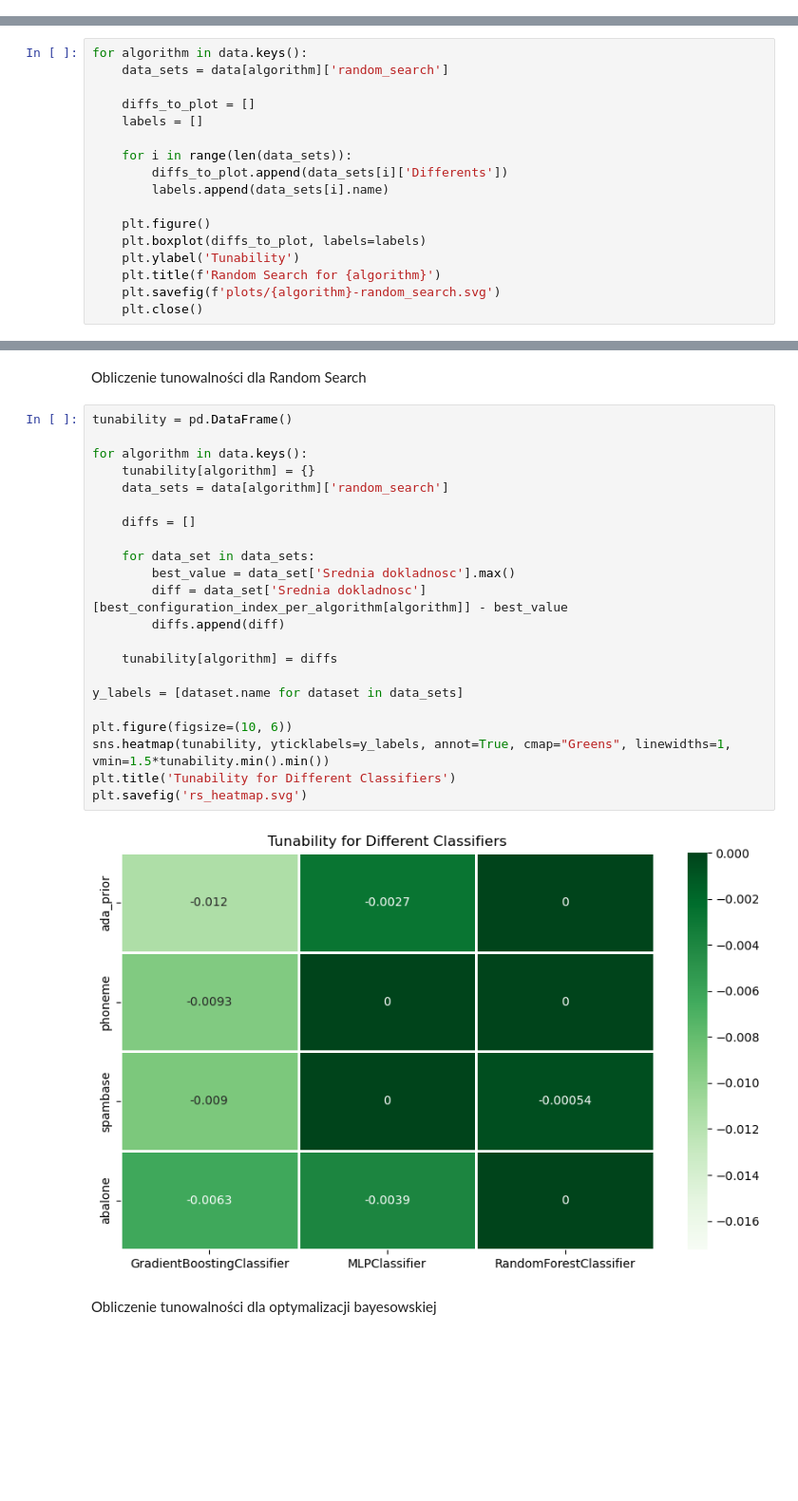
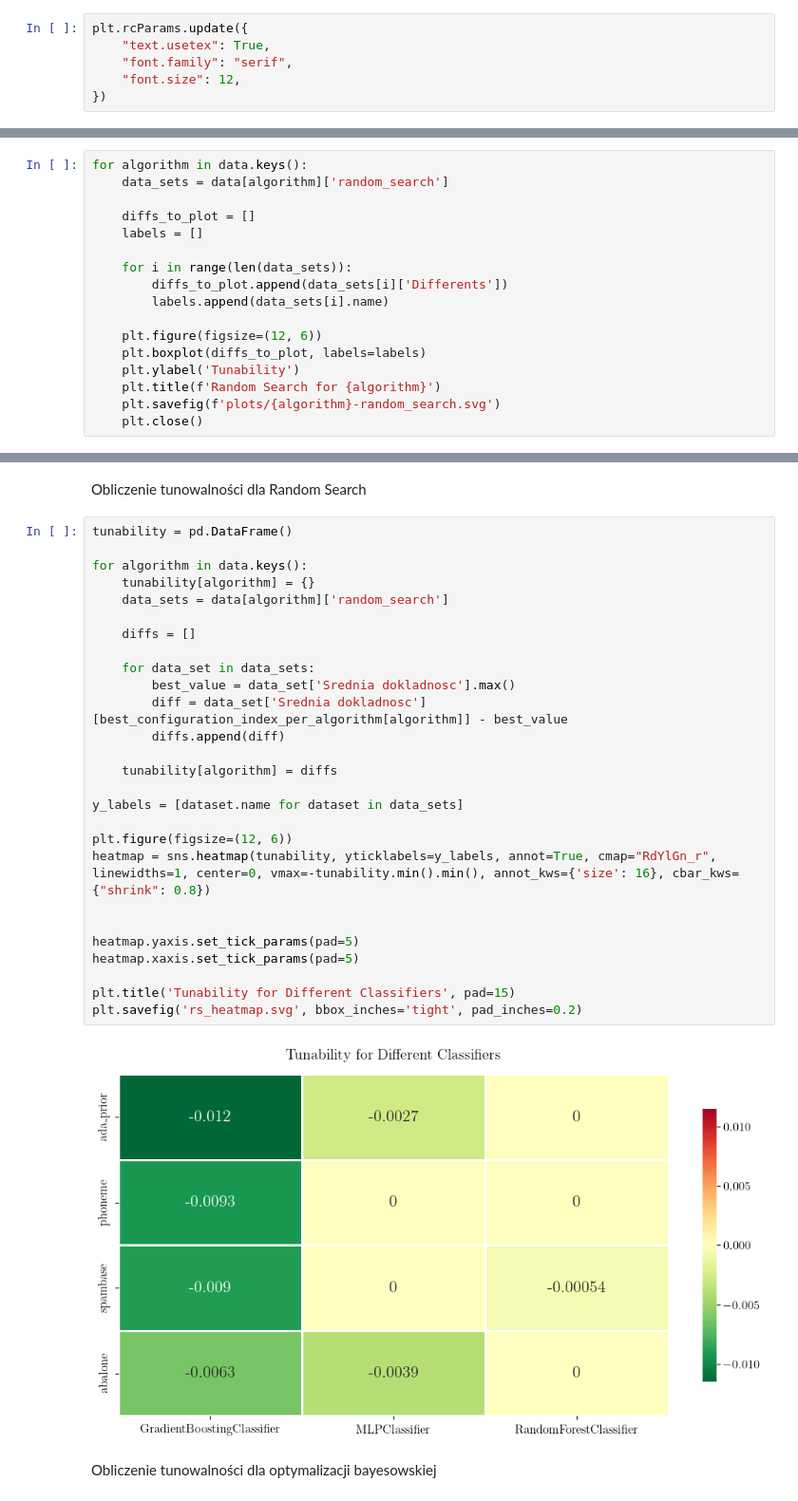
Before and after one commit to pavonism/autoMLHPO, a Jupyter notebook: analysis.ipynb, the cells around one changed output, grey strips where cells are left out. Shown at 95% size. Drawn from its saved outputs; the diff is of its cells as text; blank space fills up the shorter version.

Commit message:
Tweak heatmaps look

```diff
--- a/analysis.ipynb
+++ b/analysis.ipynb
@@ -56,3 +58,9 @@ for algorithm in data.keys():
+# %%
+plt.rcParams.update({
+    "text.usetex": True,
+    "font.family": "serif",
+    "font.size": 12,
+})
 # %% [markdown]
 Obliczenie tunowalności per iteracja dla Random Search
 # %%
@@ -73,7 +81,7 @@ for algorithm in data.keys():
         diffs_to_plot.append(data_sets[i]['Differents'])
         labels.append(data_sets[i].name)
 
-    plt.figure()
+    plt.figure(figsize=(12, 6))
     plt.boxplot(diffs_to_plot, labels=labels)
     plt.ylabel('Tunability')
     plt.title(f'Random Search for {algorithm}')
@@ -111,27 +119,32 @@ Obliczenie tunowalności dla Random Search
 # %%
 tunability = pd.DataFrame()
 
 for algorithm in data.keys():
     tunability[algorithm] = {}
     data_sets = data[algorithm]['random_search']
 
     diffs = []
 
     for data_set in data_sets:
         best_value = data_set['Srednia dokladnosc'].max()
         diff = data_set['Srednia dokladnosc'][best_configuration_index_per_algorithm[algorithm]] - best_value
         diffs.append(diff)
 
     tunability[algorithm] = diffs
 
 y_labels = [dataset.name for dataset in data_sets]
 
-plt.figure(figsize=(10, 6))
-sns.heatmap(tunability, yticklabels=y_labels, annot=True, cmap="Greens", linewidths=1, vmin=1.5*tunability.min().min())
-plt.title('Tunability for Different Classifiers')
-plt.savefig('rs_heatmap.svg')
+plt.figure(figsize=(12, 6))
+heatmap = sns.heatmap(tunability, yticklabels=y_labels, annot=True, cmap="RdYlGn_r", linewidths=1, center=0, vmax=-tunability.min().min(), annot_kws={'size': 16}, cbar_kws={"shrink": 0.8})
+
+
+heatmap.yaxis.set_tick_params(pad=5)
+heatmap.xaxis.set_tick_params(pad=5)
+
+plt.title('Tunability for Different Classifiers', pad=15)
+plt.savefig('rs_heatmap.svg', bbox_inches='tight', pad_inches=0.2)
 # %% [output]
-[figure, old version]
+[figure, new version]
 # %% [markdown]
 Obliczenie tunowalności dla optymalizacji bayesowskiej
 # %%
```
Also changed, not shown: parts of 2 cells of this notebook.
